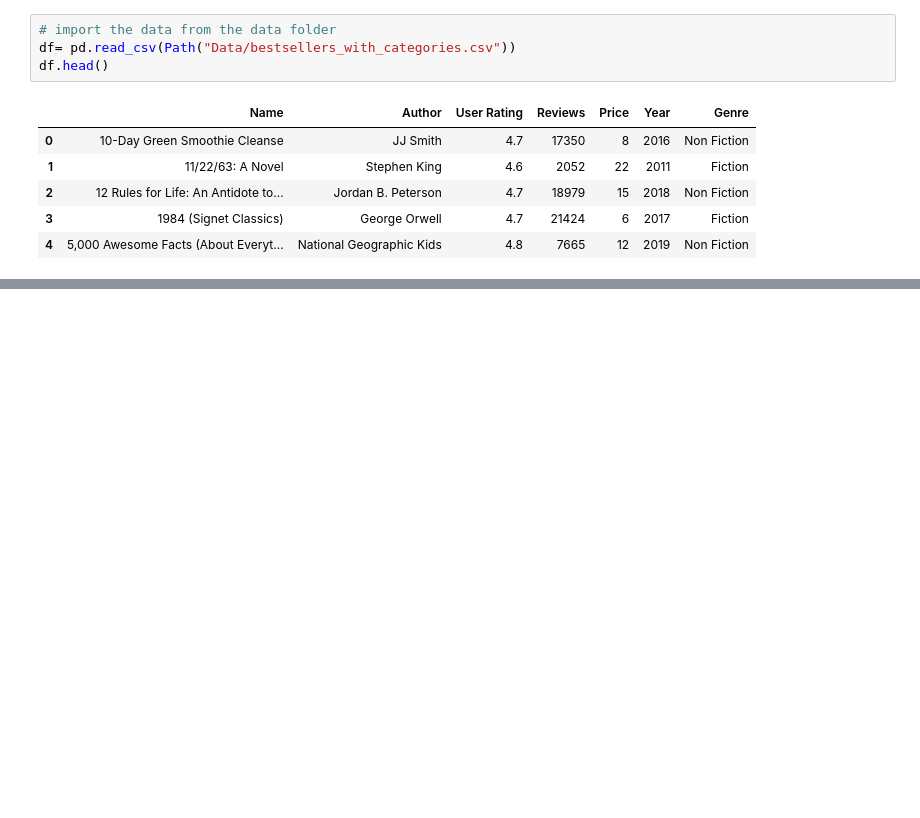
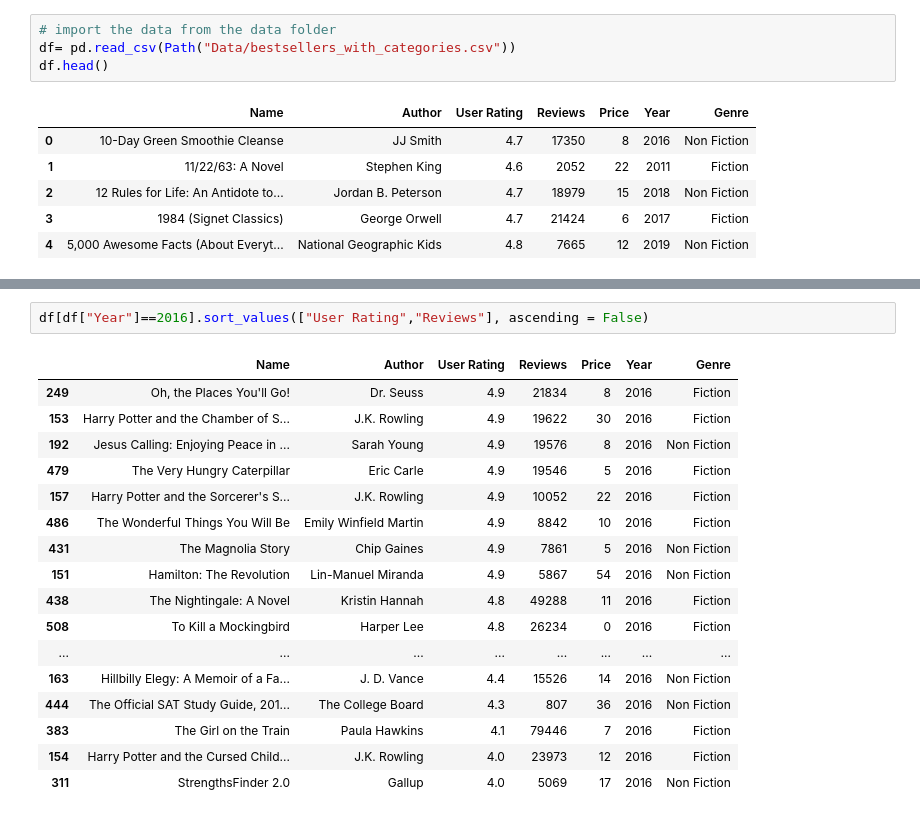
Before and after one commit to justinm329/Amazon_Top_Selling_Books, a Jupyter notebook: Kaggle_dv.ipynb, the cells around one changed output, grey strips where cells are left out. Cells and saved outputs as stored; diff of their text form; blank space fills up the shorter version.

```diff
--- a/Kaggle_dv.ipynb
+++ b/Kaggle_dv.ipynb
@@ -30,0 +66,20 @@ df.head()
+# %%
+df[df["Year"]==2016].sort_values(["User Rating","Reviews"], ascending = False)
+# %% [output]
+|  | Name | Author | User Rating | Reviews | Price | Year | Genre |
+| 249 | Oh, the Places You'll Go! | Dr. Seuss | 4.9 | 21834 | 8 | 2016 | Fiction |
+| 153 | Harry Potter and the Chamber of S... | J.K. Rowling | 4.9 | 19622 | 30 | 2016 | Fiction |
+| 192 | Jesus Calling: Enjoying Peace in ... | Sarah Young | 4.9 | 19576 | 8 | 2016 | Non Fiction |
+| 479 | The Very Hungry Caterpillar | Eric Carle | 4.9 | 19546 | 5 | 2016 | Fiction |
+| 157 | Harry Potter and the Sorcerer's S... | J.K. Rowling | 4.9 | 10052 | 22 | 2016 | Fiction |
+| 486 | The Wonderful Things You Will Be | Emily Winfield Martin | 4.9 | 8842 | 10 | 2016 | Fiction |
+| 431 | The Magnolia Story | Chip Gaines | 4.9 | 7861 | 5 | 2016 | Non Fiction |
+| 151 | Hamilton: The Revolution | Lin-Manuel Miranda | 4.9 | 5867 | 54 | 2016 | Non Fiction |
+| 438 | The Nightingale: A Novel | Kristin Hannah | 4.8 | 49288 | 11 | 2016 | Fiction |
+| 508 | To Kill a Mockingbird | Harper Lee | 4.8 | 26234 | 0 | 2016 | Fiction |
+| ... | ... | ... | ... | ... | ... | ... | ... |
+| 163 | Hillbilly Elegy: A Memoir of a Fa... | J. D. Vance | 4.4 | 15526 | 14 | 2016 | Non Fiction |
+| 444 | The Official SAT Study Guide, 201... | The College Board | 4.3 | 807 | 36 | 2016 | Non Fiction |
+| 383 | The Girl on the Train | Paula Hawkins | 4.1 | 79446 | 7 | 2016 | Fiction |
+| 154 | Harry Potter and the Cursed Child... | J.K. Rowling | 4.0 | 23973 | 12 | 2016 | Fiction |
+| 311 | StrengthsFinder 2.0 | Gallup | 4.0 | 5069 | 17 | 2016 | Non Fiction |
```
Also changed, not shown: parts of 31 cells of this notebook.
